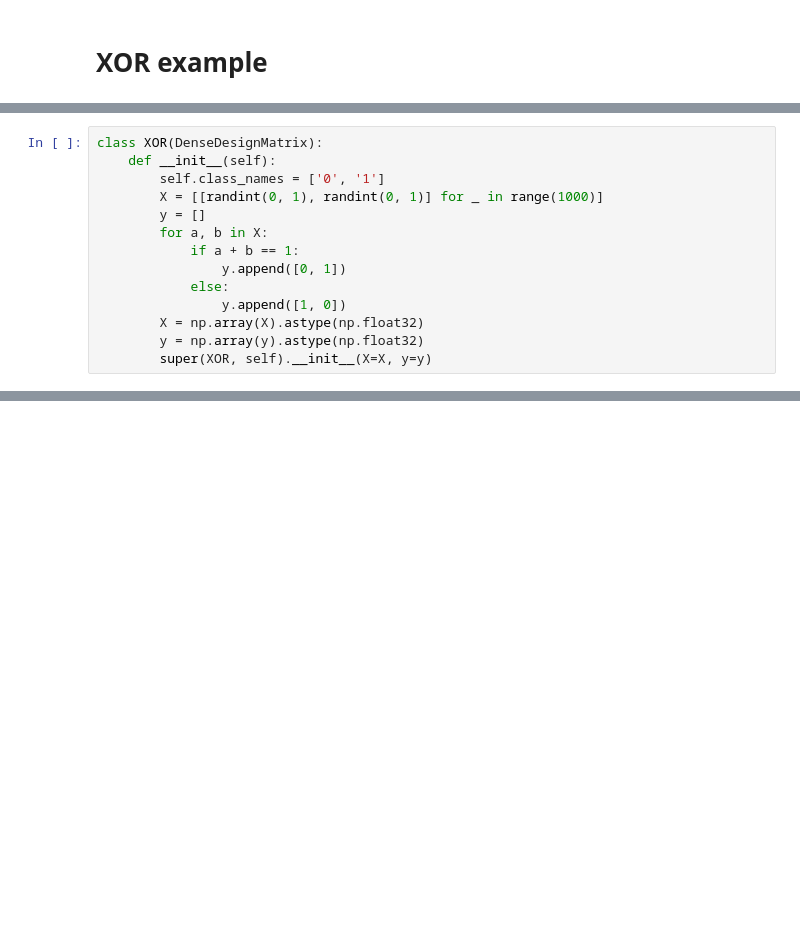
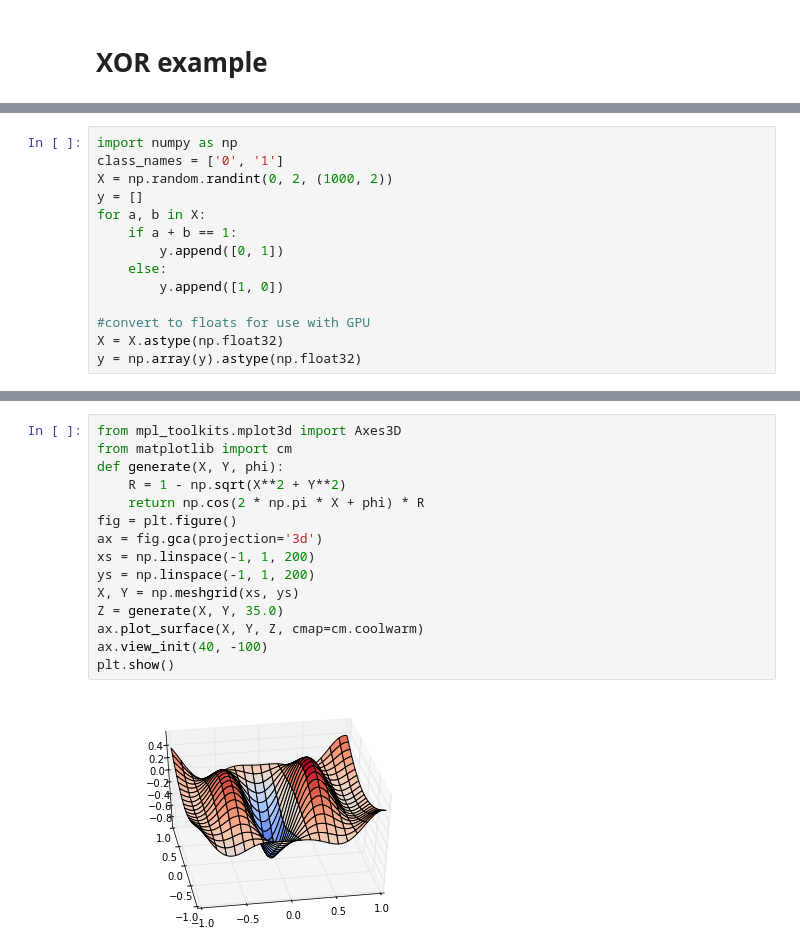
Before and after one commit to jjberry/bitshift_talk, a Jupyter notebook: xor-example.ipynb, the cells around one changed output, grey strips where cells are left out. Cells and saved outputs as stored; diff of their text form; blank space fills up the shorter version.

```diff
--- a/xor-example.ipynb
+++ b/xor-example.ipynb
@@ -34,14 +24,14 @@ First we need to generate some training examples.
 # %%
-class XOR(DenseDesignMatrix):
-    def __init__(self):
-        self.class_names = ['0', '1']
-        X = [[randint(0, 1), randint(0, 1)] for _ in range(1000)]
-        y = []
-        for a, b in X:
-            if a + b == 1:
-                y.append([0, 1])
-            else:
-                y.append([1, 0])
-        X = np.array(X).astype(np.float32)
-        y = np.array(y).astype(np.float32)
-        super(XOR, self).__init__(X=X, y=y)
+import numpy as np
+class_names = ['0', '1']
+X = np.random.randint(0, 2, (1000, 2))
+y = []
+for a, b in X:
+    if a + b == 1:
+        y.append([0, 1])
+    else:
+        y.append([1, 0])
+
+#convert to floats for use with GPU
+X = X.astype(np.float32)
+y = np.array(y).astype(np.float32)
@@ -47,0 +98,17 @@ class XOR(DenseDesignMatrix):
+# %%
+from mpl_toolkits.mplot3d import Axes3D
+from matplotlib import cm
+def generate(X, Y, phi):
+    R = 1 - np.sqrt(X**2 + Y**2)
+    return np.cos(2 * np.pi * X + phi) * R
+fig = plt.figure()
+ax = fig.gca(projection='3d')
+xs = np.linspace(-1, 1, 200)
+ys = np.linspace(-1, 1, 200)
+X, Y = np.meshgrid(xs, ys)
+Z = generate(X, Y, 35.0)
+ax.plot_surface(X, Y, Z, cmap=cm.coolwarm)
+ax.view_init(40, -100)
+plt.show()
+# %% [output]
+[figure, added]
```
Also changed, not shown: parts of 17 cells of this notebook, 2 other files.
